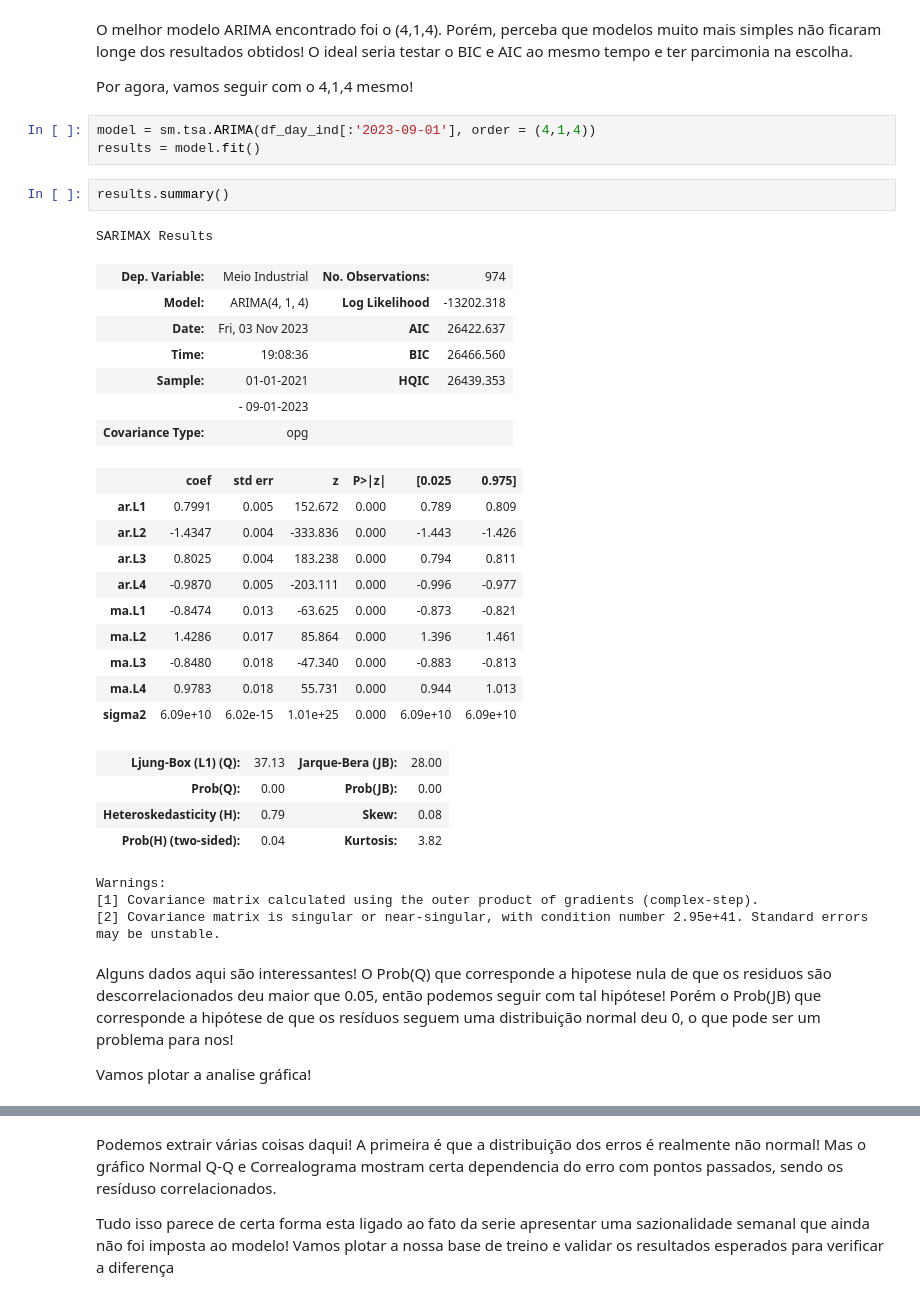
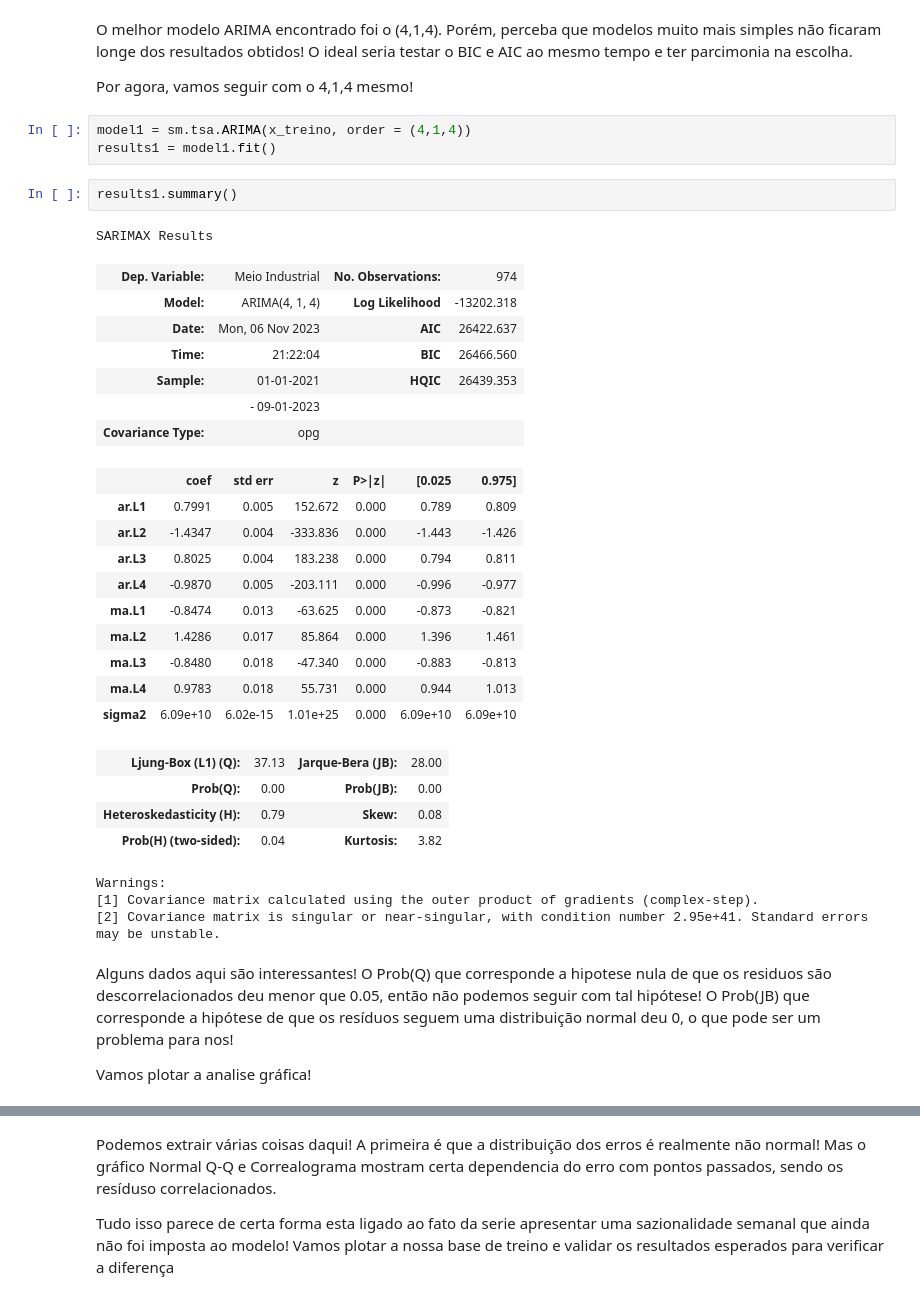
Before and after one commit to GiovaneCarvalho/Forecast_Consumo_Energia_Dinamarques, a Jupyter notebook: API.ipynb, the cells around one changed output, grey strips where cells are left out. Cells and saved outputs as stored; diff of their text form.

```diff
--- a/API.ipynb
+++ b/API.ipynb
@@ -753,16 +756,16 @@ O melhor modelo ARIMA encontrado foi o (4,1,4). Porém, perceba que modelos muit
 
 Por agora, vamos seguir com o 4,1,4 mesmo!
 # %%
-model = sm.tsa.ARIMA(df_day_ind[:'2023-09-01'], order = (4,1,4))
-results = model.fit()
+model1 = sm.tsa.ARIMA(x_treino, order = (4,1,4))
+results1 = model1.fit()
 # %%
-results.summary()
+results1.summary()
 # %% [output]
 SARIMAX Results
 | Dep. Variable: | Meio Industrial | No. Observations: | 974 |
 | Model: | ARIMA(4, 1, 4) | Log Likelihood | -13202.318 |
-| Date: | Fri, 03 Nov 2023 | AIC | 26422.637 |
-| Time: | 19:08:36 | BIC | 26466.560 |
+| Date: | Mon, 06 Nov 2023 | AIC | 26422.637 |
+| Time: | 21:22:04 | BIC | 26466.560 |
 | Sample: | 01-01-2021 | HQIC | 26439.353 |
 |  | - 09-01-2023 |  |  |
 | Covariance Type: | opg |  |  |
@@ -784,7 +787,7 @@ Warnings:
 [1] Covariance matrix calculated using the outer product of gradients (complex-step).
 [2] Covariance matrix is singular or near-singular, with condition number 2.95e+41. Standard errors may be unstable.
 # %% [markdown]
-Alguns dados aqui são interessantes! O Prob(Q) que corresponde a hipotese nula de que os residuos são descorrelacionados deu maior que 0.05, então podemos seguir com tal hipótese! Porém o Prob(JB) que corresponde a hipótese de que os resíduos seguem uma distribuição normal deu 0, o que pode ser um problema para nos!
+Alguns dados aqui são interessantes! O Prob(Q) que corresponde a hipotese nula de que os residuos são descorrelacionados deu menor que 0.05, então não podemos seguir com tal hipótese! O Prob(JB) que corresponde a hipótese de que os resíduos seguem uma distribuição normal deu 0, o que pode ser um problema para nos!
 
 Vamos plotar a analise gráfica!
 # %%
```
Also changed, not shown: parts of 34 cells of this notebook.
